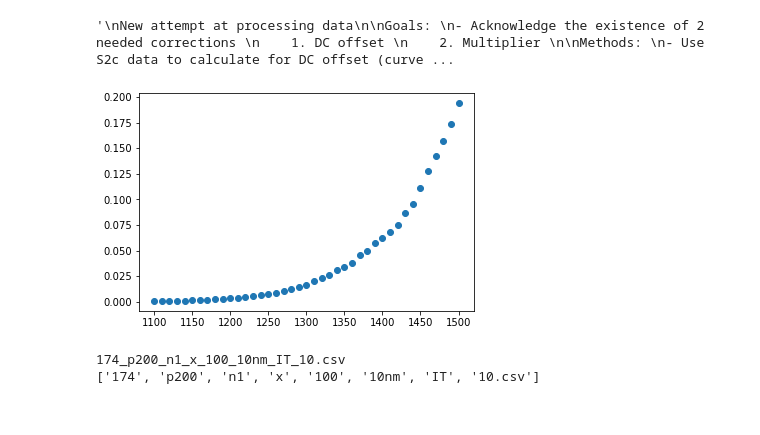
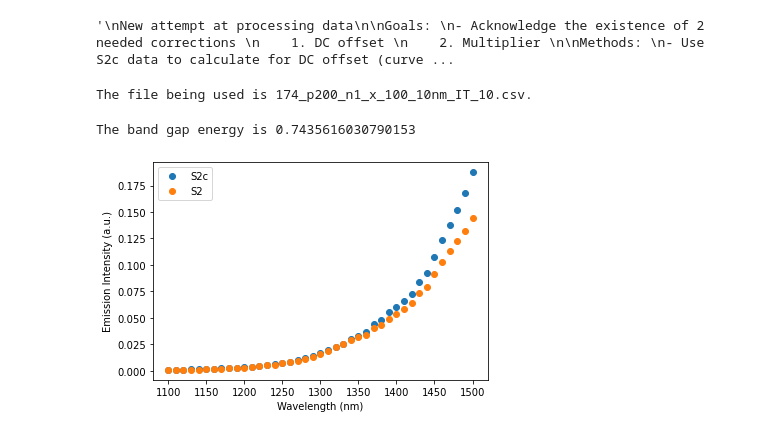
Before and after one commit to teoyi/PROJECT-Automate-Research-Process, a Jupyter notebook: test.ipynb, the cells around one changed output. Saved outputs shown, nothing was run; the diff lists cells and outputs as text; code cells hidden in the pictures.

```diff
--- a/test.ipynb
+++ b/test.ipynb
@@ -26,24 +27,51 @@ import os.path
+# %%
+# Loading file, and obtaining long name components
+path = "./testfolder"
+data_list = os.listdir(path) # Create a list of all files in the folder
+
+current_file = data_list[2]
+print(f"The file being used is {current_file}.")
+components = current_file.split("_")
+latticeT = components[0]
+# %% [output]
+The file being used is 174_p200_n1_x_100_10nm_IT_10.csv.
+# %%
+# Constants to be used
+h = 4.1357 * 10 ** -15 # Plancks constant in eV*s
+c = 2.99792458 * 10 ** 8 # Speed of light in m/s
+k = 8.617333262145 * 10 ** -5 # Boltzmann constant in eV/K
+comp = 0.939162 # Composition for InGaAs, estimated by Peter, solved through Wolfram Alpha
+
+# User input
+wl = 1550*10**-9 # in m, wavelength of LED light
+T = float(latticeT) + 273.15 # Lattice temperature, K
+bandE = 0.42+0.625*comp*(5.8/(T+300)-4.19/(T+271))*10**-4 * T**2 * comp - (4.19*10**-4 * T**2)/(T+271) + 0.475*comp**2 # in eV, bandgap energy for InGaAs.
+print(f"The band gap energy is {bandE}")
+# %% [output]
+The band gap energy is 0.7435616030790153
 # %%
-os.getcwd()
-path = "/Users/luke/Desktop/python_project/GitClone/Automate-Research-Process/testfolder"
-data_list = os.listdir(path) # Create a list of all files in the fodler
-test_df = pd.read_csv(path+f"/{data_list[2]}") # For future uses, we will be doing for loop for the entire directory, so there won't be a need to selectively choose the index
+# Plot of raw S2c data to be used for ML
+test_df = pd.read_csv(path+f"/{data_list[2]}") # For future uses, we will be doing 'for' loop for the entire directory, so there won't be a need to selectively choose the index
 col = test_df.columns # out: Index(['Wavelength', 'S2c', 'Wavelength.1', 'S2'], dtype='object')
 
-new_df = pd.DataFrame() # Creating new df to not mess with the original
-new_df[col[0]] = test_df[col[0]].iloc[1:]
-new_df[col[1]] = test_df[col[1]].iloc[1:]
+# Creating new df to not mess with original
+new_df = pd.DataFrame()
+new_df[col[0]] = test_df[col[0]].iloc[1:] # Wavelength, using iloc to remove non numerical value
+new_df[col[1]] = test_df[col[1]].iloc[1:] # S2c
+new_df[col[3]] = test_df[col[3]].iloc[1:] # S2
+new_df = new_df.astype(float) # Converting data values to numeric from strings, prep for parse in plot
 
-new_df = new_df.astype(float) # Converting data values to numeric from strings, prep for parse in plot
-plt.scatter(new_df[col[0]], new_df[col[1]])
+# Introducing first correction factor, from dlambda to dE
+scale1 = 1500*10**-9/wl
+new_df[col[1]] = new_df[col[1]] * scale1 # First correction S2c
+new_df[col[3]] = new_df[col[3]] * scale1 # First correction S2
+
+# Plot of raw S2c and S2
+plt.plot(new_df[col[0]], new_df[col[1]], 'o', label='S2c') # note that -o can be used to connect the dots
+plt.plot(new_df[col[0]], new_df[col[3]], 'o', label='S2')
+plt.legend()
+plt.ylabel('Emission Intensity (a.u.)')
+plt.xlabel('Wavelength (nm)')
 plt.show()
 # %% [output]
-[figure, old version]
+[figure, new version]
-# %%
-current_file = data_list[2]
-print(current_file)
-components = current_file.split("_")
-latticeT = components[0]
-# %% [output]
-174_p200_n1_x_100_10nm_IT_10.csv
-['174', 'p200', 'n1', 'x', '100', '10nm', 'IT', '10.csv']
```
Also changed, not shown: parts of 6 cells of this notebook.
